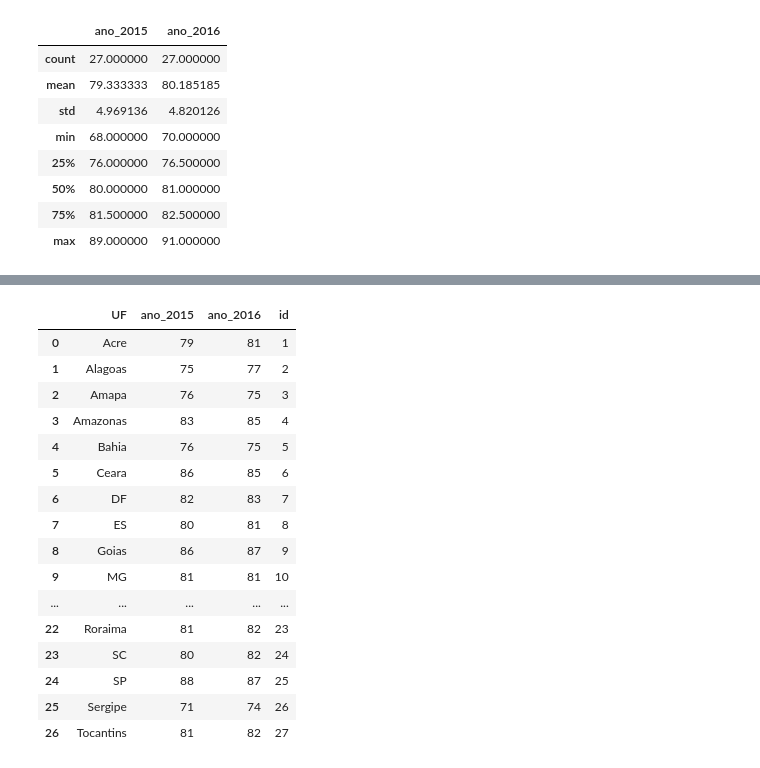
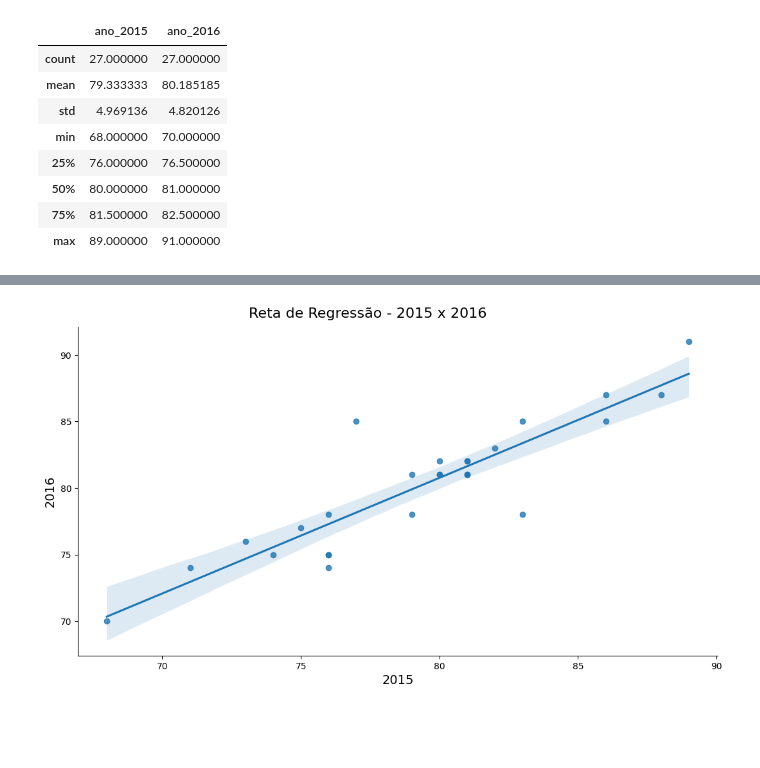
Before and after one commit to drigovieira/student-passing-rate-prediction, a Jupyter notebook: Previsão_de_Aprovação_de_Alunos_com_Regressão_Linear.ipynb, the cells around one changed output, grey strips where cells are left out. Saved outputs shown, nothing was run; the diff lists cells and outputs as text; code cells hidden in the pictures; blank space fills up the shorter version.

```diff
--- a/Previsão_de_Aprovação_de_Alunos_com_Regressão_Linear.ipynb
+++ b/Previsão_de_Aprovação_de_Alunos_com_Regressão_Linear.ipynb
@@ -55,21 +44,11 @@ df.head()
-# %%
-df
-# %% [output]
-|  | UF | ano_2015 | ano_2016 | id |
-| 0 | Acre | 79 | 81 | 1 |
-| 1 | Alagoas | 75 | 77 | 2 |
-| 2 | Amapa | 76 | 75 | 3 |
-| 3 | Amazonas | 83 | 85 | 4 |
-| 4 | Bahia | 76 | 75 | 5 |
-| 5 | Ceara | 86 | 85 | 6 |
-| 6 | DF | 82 | 83 | 7 |
-| 7 | ES | 80 | 81 | 8 |
-| 8 | Goias | 86 | 87 | 9 |
-| 9 | MG | 81 | 81 | 10 |
-| ... | ... | ... | ... | ... |
-| 22 | Roraima | 81 | 82 | 23 |
-| 23 | SC | 80 | 82 | 24 |
-| 24 | SP | 88 | 87 | 25 |
-| 25 | Sergipe | 71 | 74 | 26 |
-| 26 | Tocantins | 81 | 82 | 27 |
+# %%
+#Crie um gráfico com a reta de regressão
+ax = sns.lmplot(x="ano_2015", y="ano_2016", data=df)
+ax.fig.set_size_inches(12, 6)
+ax.fig.suptitle('Reta de Regressão - 2015 x 2016', fontsize=16, y=1.02)
+ax.set_xlabels("2015", fontsize=14)
+ax.set_ylabels("2016", fontsize=14)
+ax;
+# %% [output]
+[figure, added]
 # %%
```
Also changed, not shown: parts of 11 cells of this notebook.
